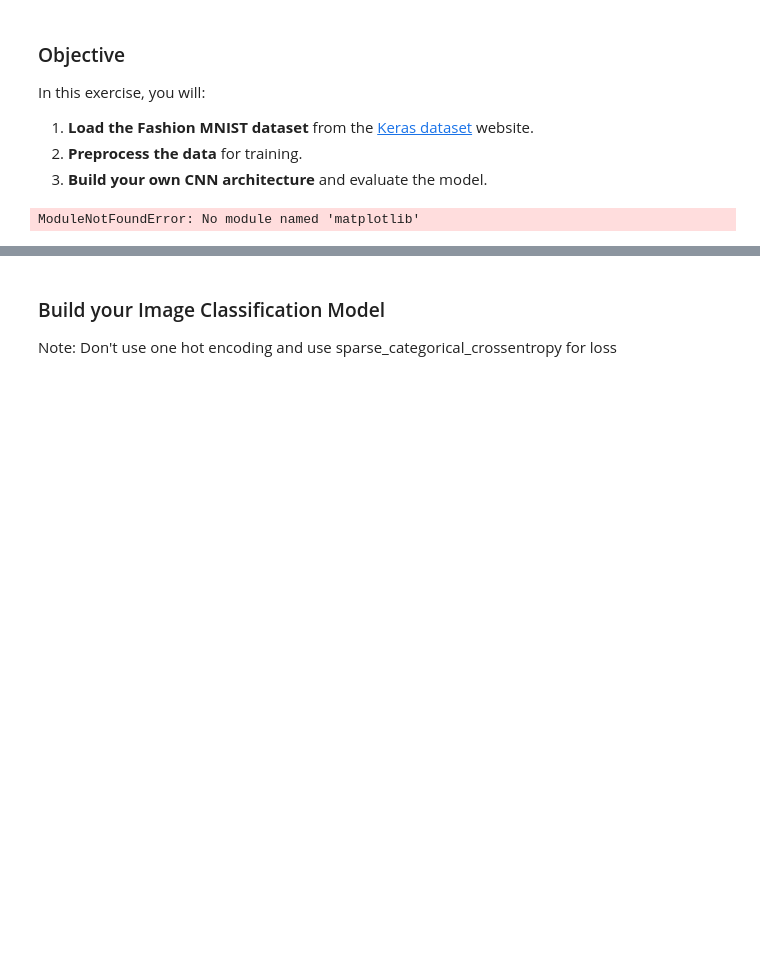
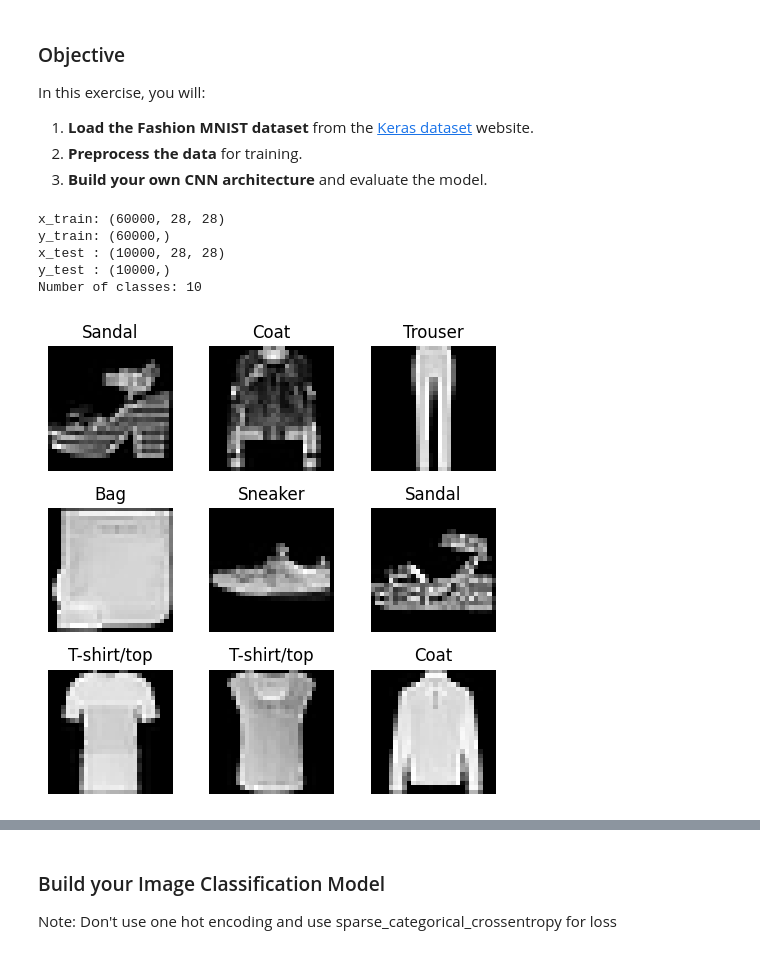
Before and after one commit to RaghadMohammed/arti560-computer-vision-labs, a Jupyter notebook: lab01-image-classification-cnn/lab01-image-classification-cnn-exercise.ipynb, the cells around one changed output, grey strips where cells are left out. Cells and saved outputs as stored; diff of their text form; code cells hidden in the pictures; blank space fills up the shorter version.

```diff
--- a/lab01-image-classification-cnn/lab01-image-classification-cnn-exercise.ipynb
+++ b/lab01-image-classification-cnn/lab01-image-classification-cnn-exercise.ipynb
@@ -20,22 +20,42 @@ from tensorflow.keras.layers import Conv2D, MaxPooling2D, Flatten, Dense, Dropou
 
 # Load Fashion MNIST data
 
+
 (x_train, y_train), (x_test, y_test) = fashion_mnist.load_data()
 
-print("x_train:", x_train.shape)
-print("y_train:", y_train.shape)
-print("x_test :", x_test.shape)
-print("y_test :", y_test.shape)
+print("x_train:", x_train.shape)  # (60000, 28, 28)
+print("y_train:", y_train.shape)  # (60000,)
+print("x_test :", x_test.shape)   # (10000, 28, 28)
+print("y_test :", y_test.shape)   # (10000,)
 
 # Number of unique classes
-print("Number of classes:", num_classes)
+num_classes = len(np.unique(y_train))
+print(f"Number of classes: {num_classes}")
 # %% [output]
-ModuleNotFoundError: No module named 'matplotlib'
+x_train: (60000, 28, 28)
+y_train: (60000,)
+x_test : (10000, 28, 28)
+y_test : (10000,)
+Number of classes: 10
 # %%
 # Define class names
-class_names = []
+class_names = [ "T-shirt/top", "Trouser", "Pullover", "Dress", "Coat", "Sandal", "Shirt", "Sneaker", "Bag", "Ankle boot" ]
 # %%
 # Plot a 3x3 grid of random images from the dataset with their labels
+plt.figure(figsize=(5, 5))
+
+for i in range(9):
+    idx = np.random.randint(0, len(x_train))
+
+    plt.subplot(3, 3, i + 1)
+    plt.imshow(x_train[idx], cmap="gray")   # grayscale
+    plt.title(class_names[y_train[idx]])
+    plt.axis("off")
+
+plt.tight_layout()
+plt.show()
+# %% [output]
+[figure, added]
 # %%
 # Count occurrences of each class in the training set
 
```
Also changed, not shown: parts of 6 cells of this notebook.
